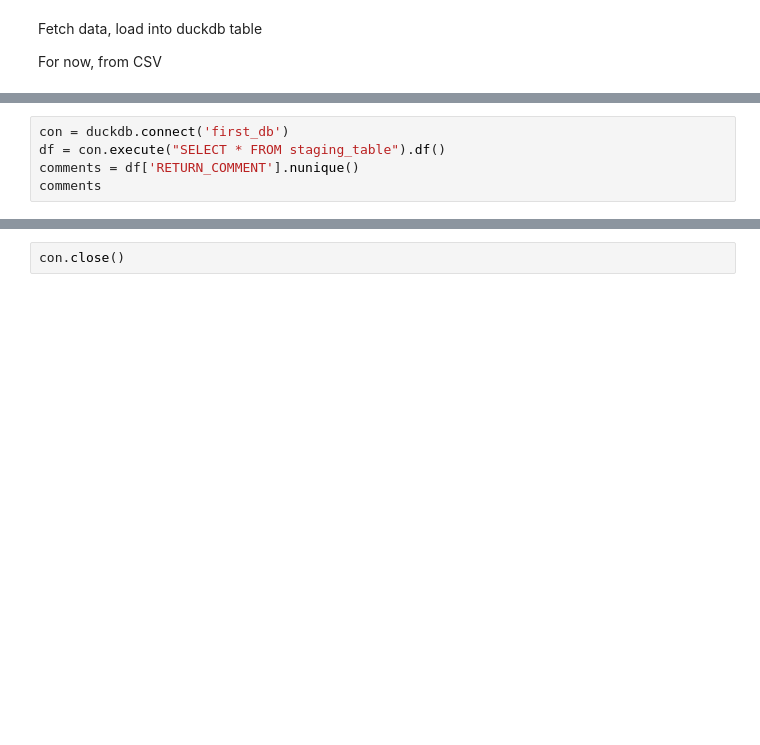
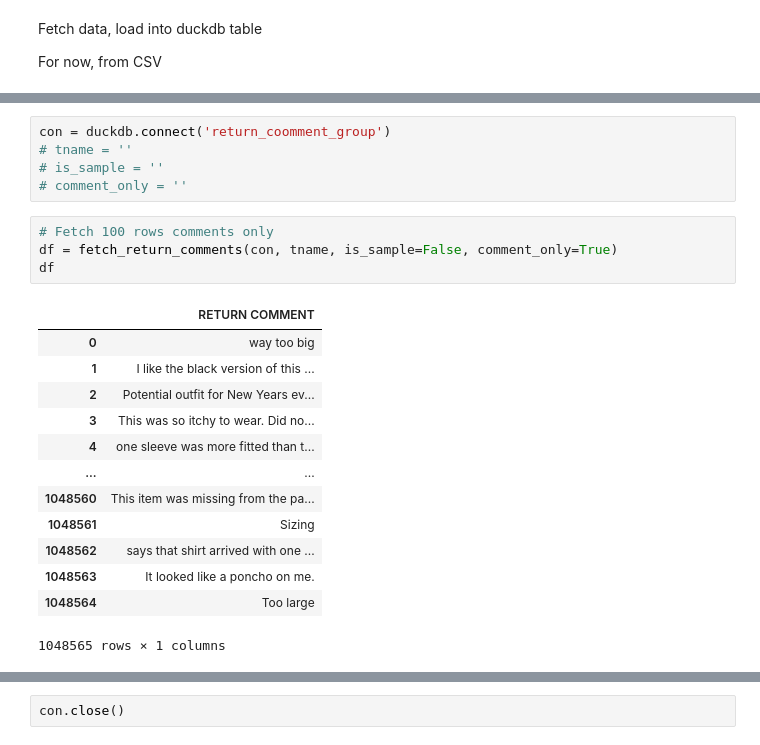
Before and after one commit to mwhittaker1/review_analyzer, a Jupyter notebook: main.ipynb, the cells around one changed output, grey strips where cells are left out. Cells and saved outputs as stored; diff of their text form; blank space fills up the shorter version.

```diff
--- a/main.ipynb
+++ b/main.ipynb
@@ -57,5 +11,0 @@ con, df = import_data(file_path, db_path='first_db', clear=True)
-# %%
-con = duckdb.connect('first_db')
-df = con.execute("SELECT * FROM staging_table").df()
-comments = df['RETURN_COMMENT'].nunique()
-comments
@@ -69,3 +111,26 @@ con.close()
+# %%
+con = duckdb.connect('return_coomment_group')
+# tname = ''
+# is_sample = ''
+# comment_only = ''
+# %%
+# Fetch 100 rows comments only
+df = fetch_return_comments(con, tname, is_sample=False, comment_only=True)
+df
+# %% [output]
+|  | RETURN COMMENT |
+| 0 | way too big |
+| 1 | I like the black version of this ... |
+| 2 | Potential outfit for New Years ev... |
+| 3 | This was so itchy to wear. Did no... |
+| 4 | one sleeve was more fitted than t... |
+| ... | ... |
+| 1048560 | This item was missing from the pa... |
+| 1048561 | Sizing |
+| 1048562 | says that shirt arrived with one ... |
+| 1048563 | It looked like a poncho on me. |
+| 1048564 | Too large |
+1048565 rows × 1 columns
 # %%
 df.describe()
 # %% [output]
```
Also changed, not shown: parts of 49 cells of this notebook, 16 other files.
